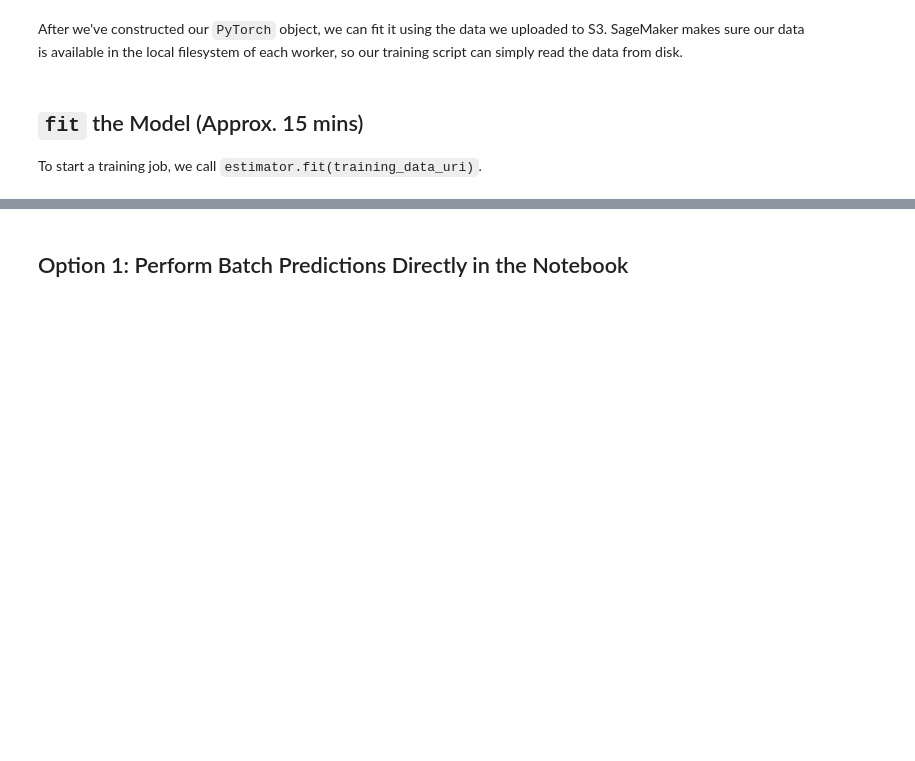
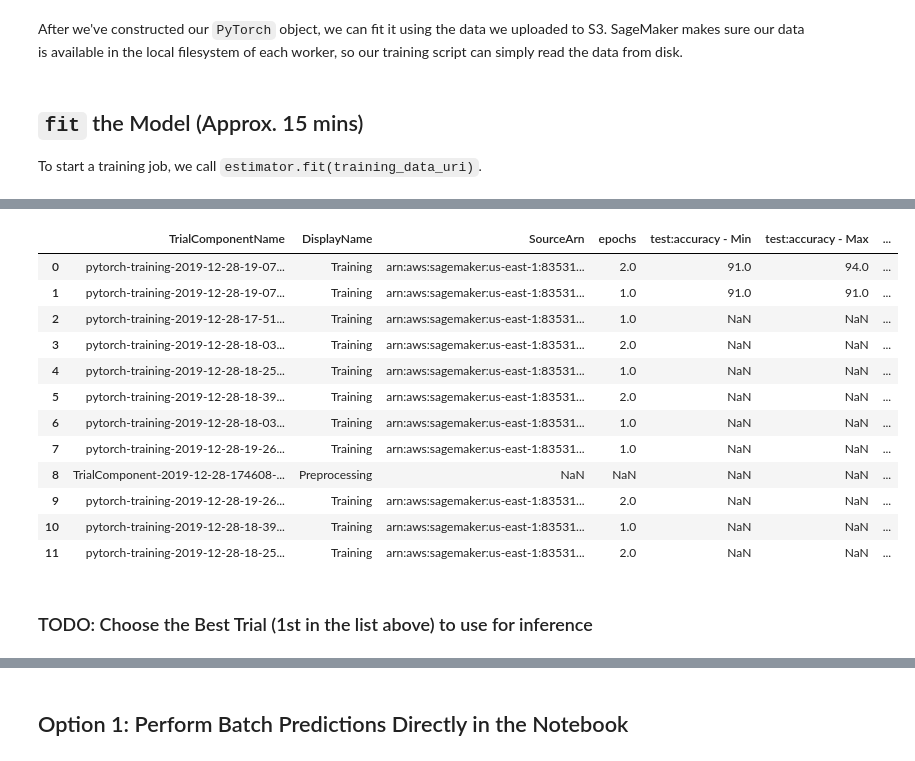
Before and after one commit to data-science-on-aws/deep-fake-detection-challenge, a Jupyter notebook: pytorch/pytorch_mnist.ipynb, the cells around one changed output, grey strips where cells are left out. Saved outputs shown, nothing was run; the diff lists cells and outputs as text; code cells hidden in the pictures; blank space fills up the shorter version.

Commit message:
updated with hyper param tuning and experiment tracking

```diff
--- a/pytorch/pytorch_mnist.ipynb
+++ b/pytorch/pytorch_mnist.ipynb
@@ -126,0 +263,6 @@ You can add custom Python modules to the `src/requirements.txt` file.  They will
+# %%
+from smexperiments.experiment import Experiment
+
+mnist_experiment = Experiment.create(
+    experiment_name="pytorch-mnist",
+    description="MNIST with PyTorch")
@@ -152,0 +406,26 @@ To start a training job, we call `estimator.fit(training_data_uri)`.
+# %%
+trial_component_analytics = ExperimentAnalytics(
+    experiment_name=mnist_experiment.experiment_name,
+    sort_by="metrics.test:accuracy.max",
+    sort_order="Descending",
+    metric_names=['test:accuracy'],
+    parameter_names=['epochs', 'optimizer']
+)
+analytic_table = trial_component_analytics.dataframe()
+analytic_table
+# %% [output]
+|  | TrialComponentName | DisplayName | SourceArn | epochs | test:accuracy - Min | test:accuracy - Max | ... |
+| 0 | pytorch-training-2019-12-28-19-07... | Training | arn:aws:sagemaker:us-east-1:83531... | 2.0 | 91.0 | 94.0 | ... |
+| 1 | pytorch-training-2019-12-28-19-07... | Training | arn:aws:sagemaker:us-east-1:83531... | 1.0 | 91.0 | 91.0 | ... |
+| 2 | pytorch-training-2019-12-28-17-51... | Training | arn:aws:sagemaker:us-east-1:83531... | 1.0 | NaN | NaN | ... |
+| 3 | pytorch-training-2019-12-28-18-03... | Training | arn:aws:sagemaker:us-east-1:83531... | 2.0 | NaN | NaN | ... |
+| 4 | pytorch-training-2019-12-28-18-25... | Training | arn:aws:sagemaker:us-east-1:83531... | 1.0 | NaN | NaN | ... |
+| 5 | pytorch-training-2019-12-28-18-39... | Training | arn:aws:sagemaker:us-east-1:83531... | 2.0 | NaN | NaN | ... |
+| 6 | pytorch-training-2019-12-28-18-03... | Training | arn:aws:sagemaker:us-east-1:83531... | 1.0 | NaN | NaN | ... |
+| 7 | pytorch-training-2019-12-28-19-26... | Training | arn:aws:sagemaker:us-east-1:83531... | 1.0 | NaN | NaN | ... |
+| 8 | TrialComponent-2019-12-28-174608-... | Preprocessing | NaN | NaN | NaN | NaN | ... |
+| 9 | pytorch-training-2019-12-28-19-26... | Training | arn:aws:sagemaker:us-east-1:83531... | 2.0 | NaN | NaN | ... |
+| 10 | pytorch-training-2019-12-28-18-39... | Training | arn:aws:sagemaker:us-east-1:83531... | 1.0 | NaN | NaN | ... |
+| 11 | pytorch-training-2019-12-28-18-25... | Training | arn:aws:sagemaker:us-east-1:83531... | 2.0 | NaN | NaN | ... |
+# %% [markdown]
+### TODO: Choose the Best Trial (1st in the list above) to use for inference
```
Also changed, not shown: parts of 27 cells of this notebook, 4 other files.
